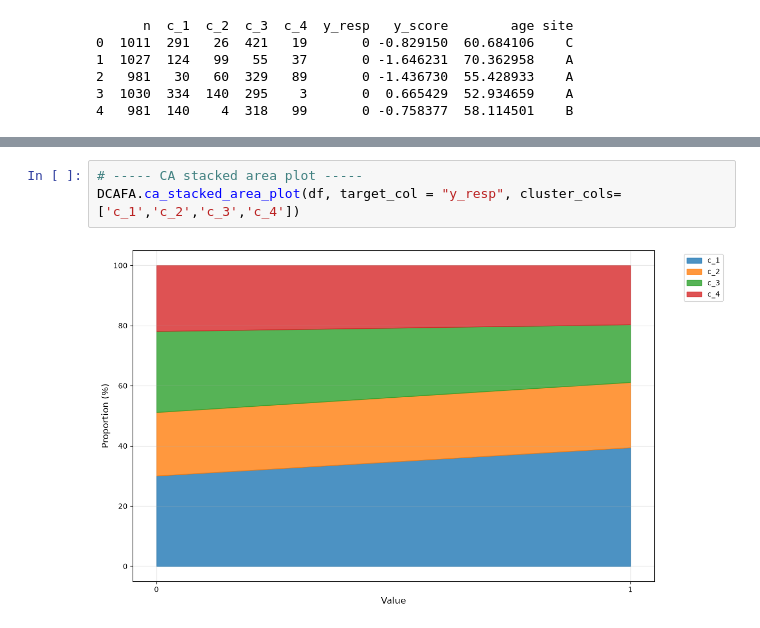
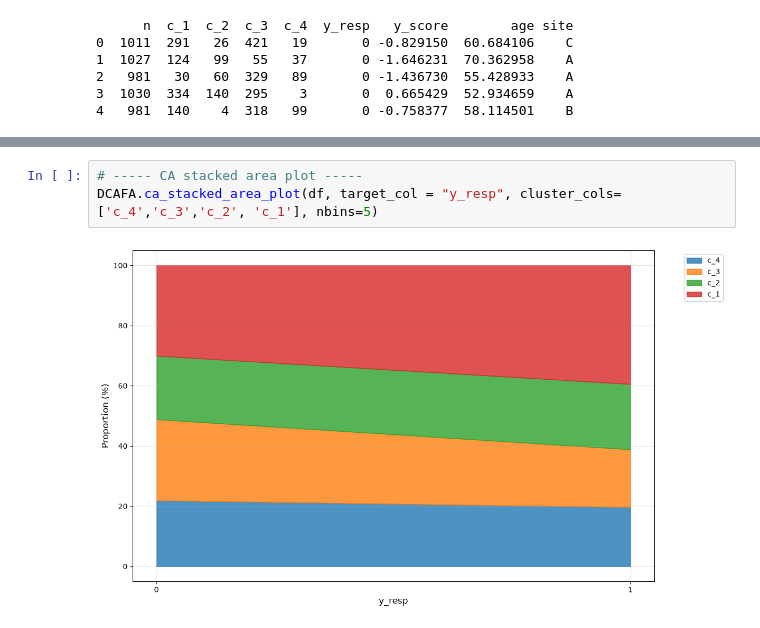
Before and after one commit to wgrgwrght/DCAFA, a Jupyter notebook: Examples.ipynb, the cells around one changed output, grey strips where cells are left out. Drawn from its saved outputs; the diff is of its cells as text.

```diff
--- a/Examples.ipynb
+++ b/Examples.ipynb
@@ -681,5 +681,5 @@ DCAFA.plot_ca_bag_forest(
 # %%
 # ----- CA stacked area plot -----
-DCAFA.ca_stacked_area_plot(df, target_col = "y_resp", cluster_cols=['c_1','c_2','c_3','c_4'])
+DCAFA.ca_stacked_area_plot(df, target_col = "y_resp", cluster_cols=['c_4','c_3','c_2', 'c_1'], nbins=5)
 # %% [output]
-[figure, old version]
+[figure, new version]
```
Also changed, not shown: parts of 8 cells of this notebook, 1 other file.
